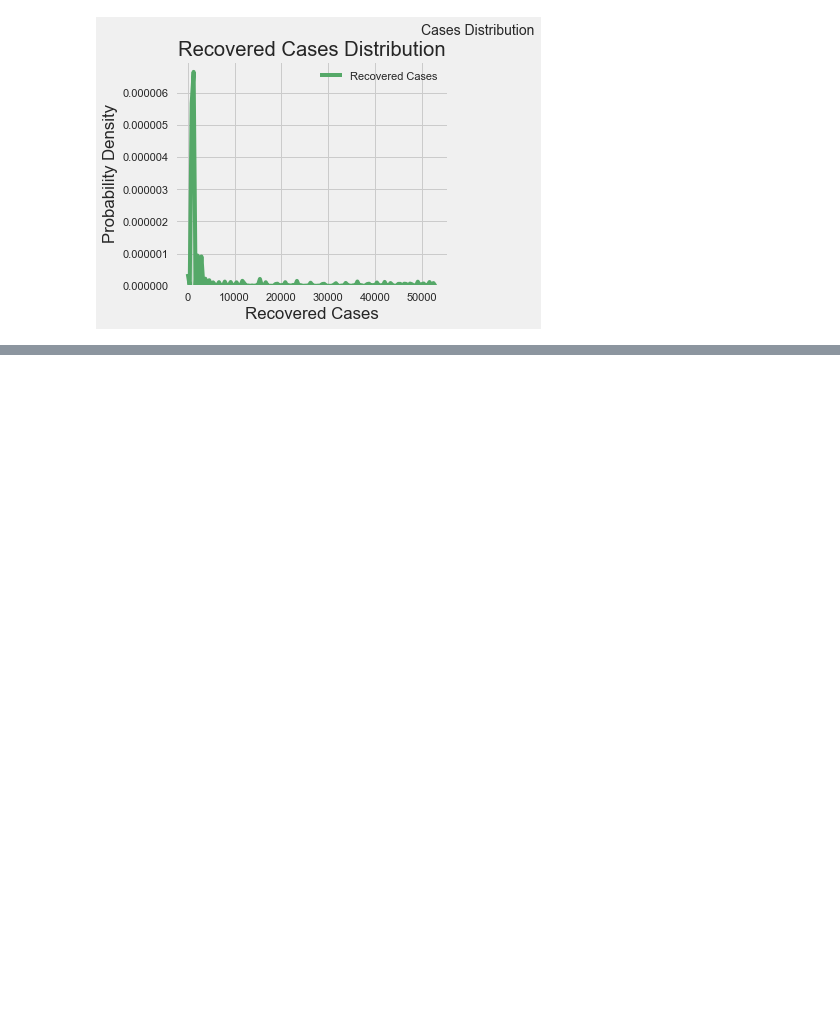
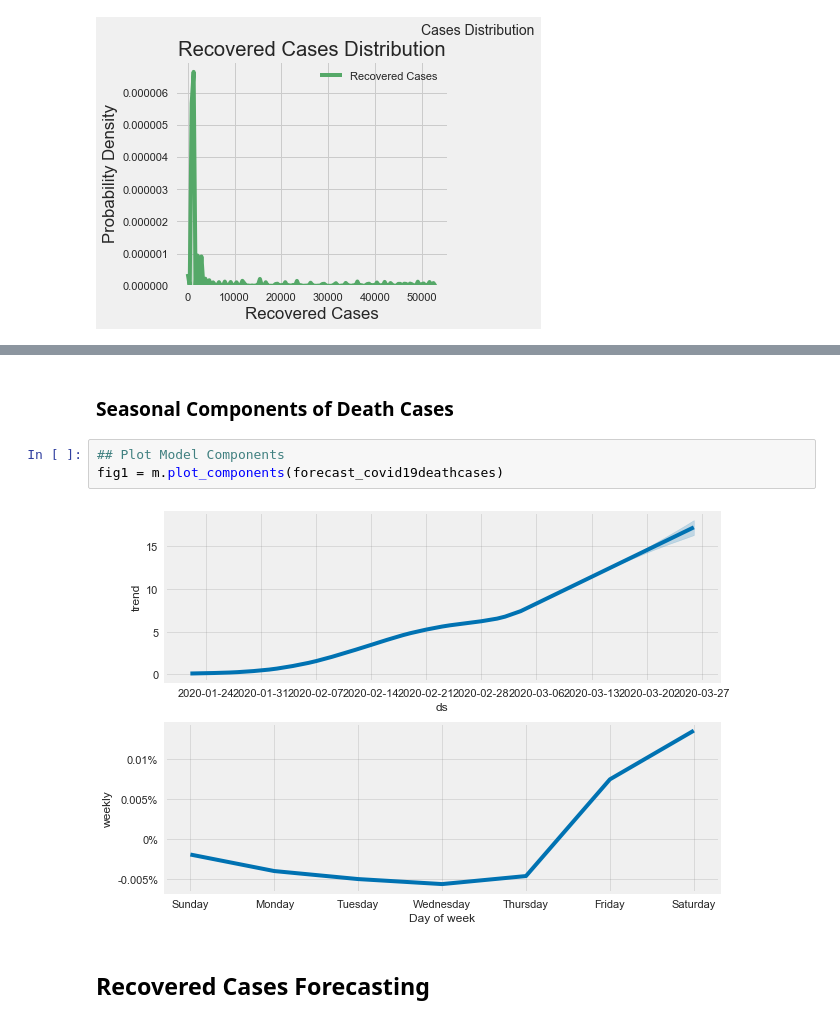
Before and after one commit to ankitaguhaoakland/Covid19, a Jupyter notebook: EDA.ipynb, the cells around one changed output, grey strips where cells are left out. Drawn from its saved outputs; the diff is of its cells as text; blank space fills up the shorter version.

```diff
--- a/EDA.ipynb
+++ b/EDA.ipynb
@@ -463,0 +591,9 @@ sns.kdeplot(covid19['Recovered Cases'], kernel='gau', bw=.00000000000005, ax=ax1
+# %% [markdown]
+### Seasonal Components of Death Cases
+# %%
+## Plot Model Components
+fig1 = m.plot_components(forecast_covid19deathcases)
+# %% [output]
+[figure, added]
+# %% [markdown]
+## Recovered Cases Forecasting
```
Also changed, not shown: parts of 22 cells of this notebook.
